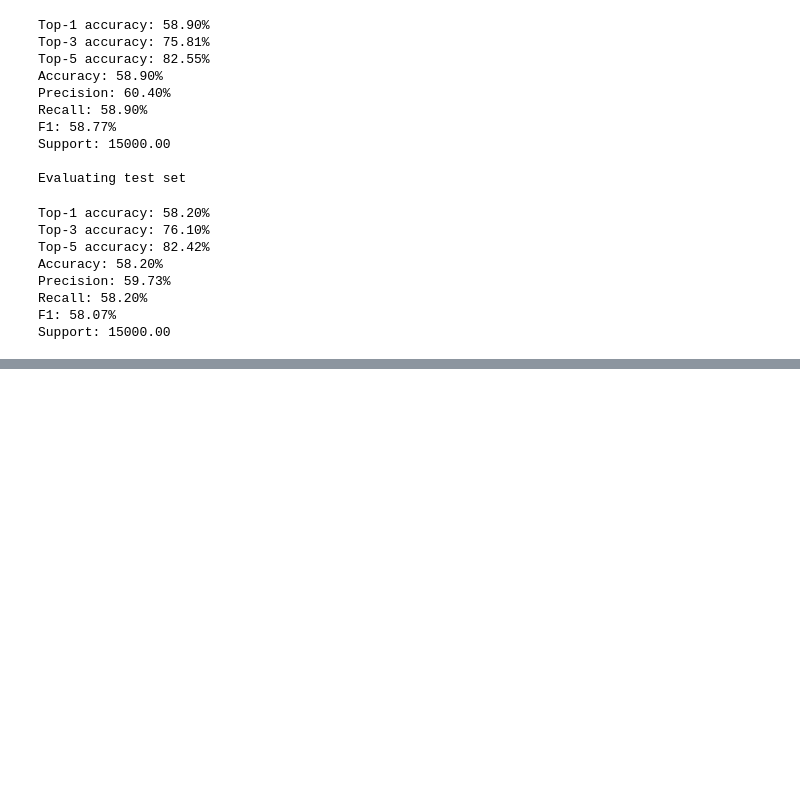
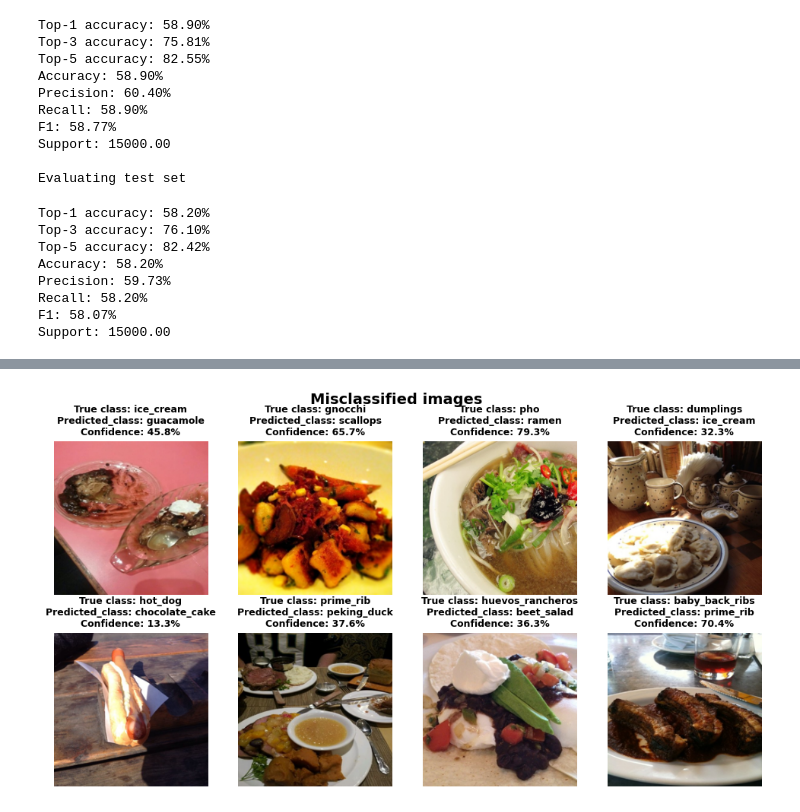
Before and after one commit to mm0narch/me-food, a Jupyter notebook: src/model_training/notebook.ipynb, the cells around one changed output, grey strips where cells are left out. Saved outputs shown, nothing was run; the diff lists cells and outputs as text; code cells hidden in the pictures; blank space fills up the shorter version.

```diff
--- a/src/model_training/notebook.ipynb
+++ b/src/model_training/notebook.ipynb
@@ -494,0 +518,27 @@ plt.show()
+# %%
+# Misclassified images
+fig, ax=plt.subplots(2, 4, figsize=(12, 6))
+ax=ax.flatten()
+
+misclassified_idx=np.where(val_labels != val_preds)[0] # Indices of misclassified images
+
+show_idx=np.random.choice(misclassified_idx, min(8, len(misclassified_idx)), replace=False) # Indices of shown images
+
+for idx, show_idx in enumerate(show_idx):
+    image_path=val_dataset.df.iloc[show_idx]['image_path']
+    img=Image.open(image_path).convert('RGB')
+    img=img.resize((IMG_SIZE, IMG_SIZE))
+
+    true_class=val_dataset.get_class_name(val_labels[show_idx])
+    pred_class=val_dataset.get_class_name(val_preds[show_idx])
+    confidence=val_probs[show_idx][val_preds[show_idx]]*100
+
+    ax[idx].imshow(img)
+    ax[idx].set_title(f'True class: {true_class}\nPredicted_class: {pred_class}\nConfidence: {confidence:.1f}%', fontsize=9, fontweight='bold')
+    ax[idx].axis('off')
+
+plt.suptitle('Misclassified images', fontsize=14, fontweight='bold')
+plt.savefig('figures/misclassified_images', dpi=300, bbox_inches='tight')
+plt.show()
+# %% [output]
+[figure, added]
```
Also changed, not shown: parts of 5 cells of this notebook, 5 other files.
